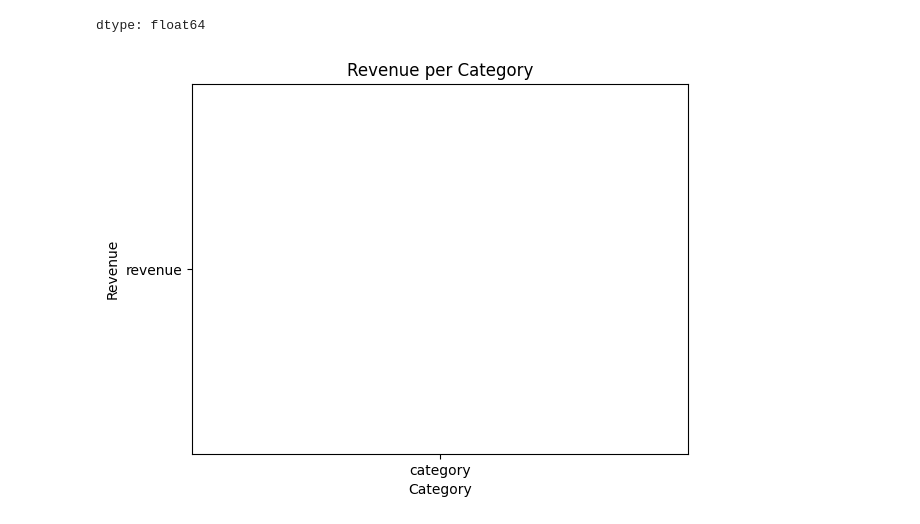
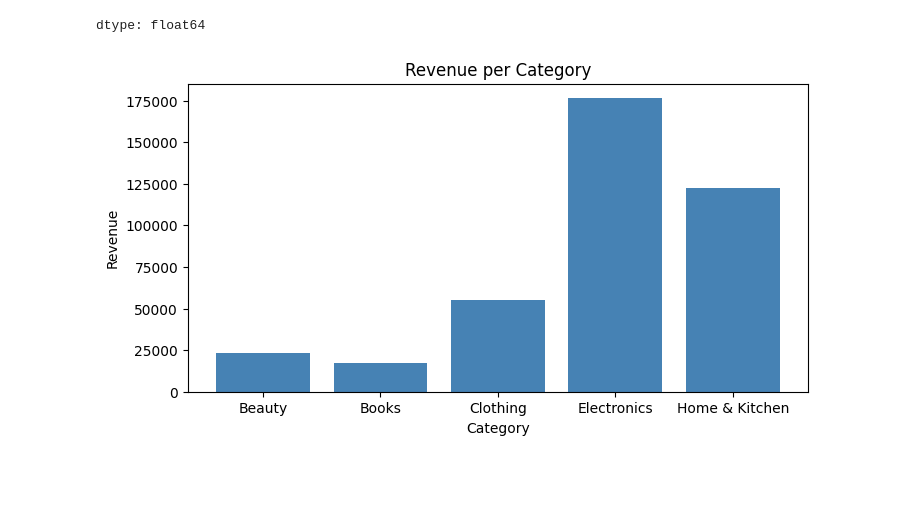
Before and after one commit to SandhuruT/Data_Science_01, a Jupyter notebook: Data_Science_project_01.ipynb, the cells around one changed output. Cells and saved outputs as stored; diff of their text form; code cells hidden in the pictures; blank space fills up the shorter version.

Commit message:
bar plot updated

```diff
--- a/Data_Science_project_01.ipynb
+++ b/Data_Science_project_01.ipynb
@@ -135,10 +135,15 @@ df_sales.groupby('city')['revenue'].sum().sort_values(ascending=False).head(3)
 | Delhi | 41981.15 |
 dtype: float64
 # %%
-plt.bar('category','revenue')
+import matplotlib.pyplot as plt
+
+catagory_revenue = df_sales.groupby('category')['revenue'].sum()
+
+plt.figure(figsize = (8,4))
+plt.bar(catagory_revenue.index,catagory_revenue.values,color = 'steelblue')
 plt.title('Revenue per Category')
 plt.xlabel('Category')
 plt.ylabel('Revenue')
 plt.show()
 # %% [output]
-[figure, old version]
+[figure, new version]
```
